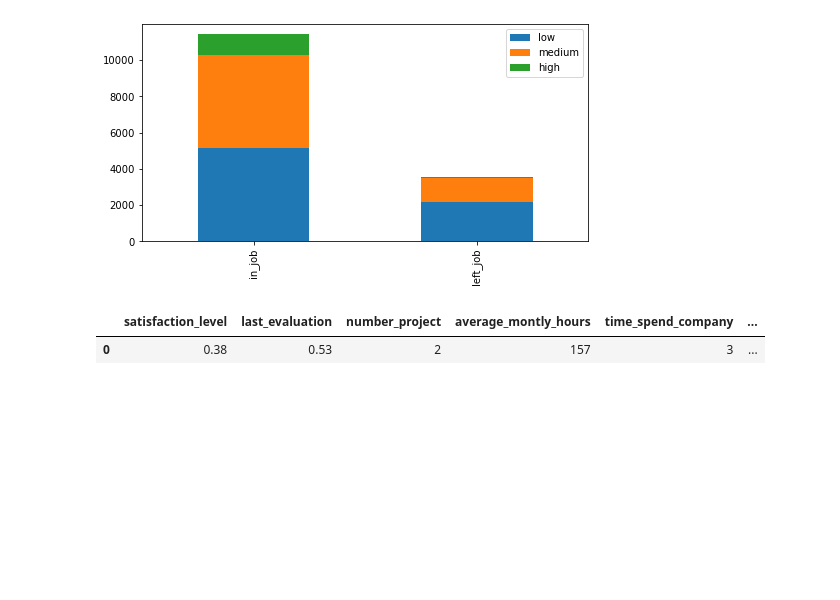
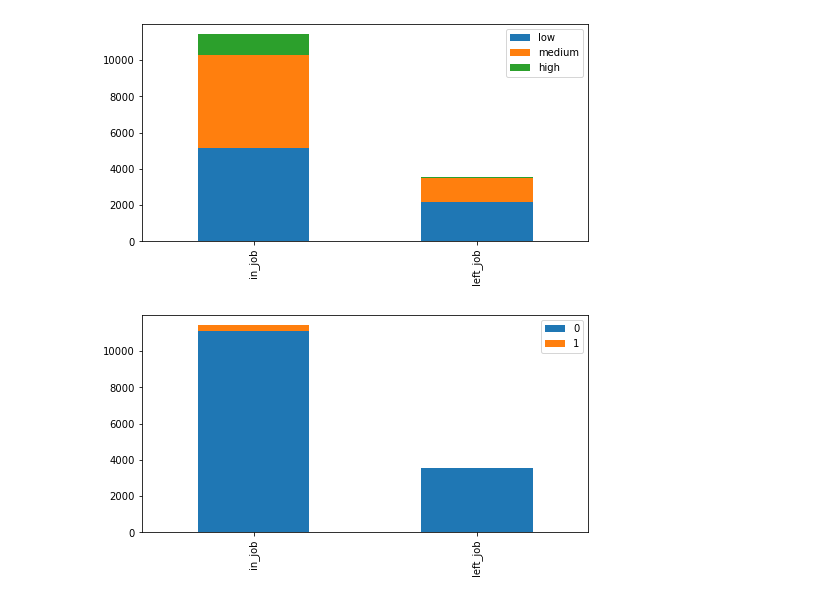
Before and after one commit to 13nithinvk13/emp_att, a Jupyter notebook: Employee_attrition.ipynb, the cells around one changed output. Drawn from its saved outputs; the diff is of its cells as text; code cells hidden in the pictures; blank space fills up the shorter version.

```diff
--- a/Employee_attrition.ipynb
+++ b/Employee_attrition.ipynb
@@ -178,10 +186,7 @@ for f in cat_features:
 # %% [output]
 [figure]
 [figure]
-# %%
-features = ["satisfaction_level","last_evaluation","number_project","average_montly_hours","time_spend_company","Work_accident","promotion_last_5years","sal_class","dept_class"]
-emp_features = full_emp[features]
-emp_features.head(1)
-# %% [output]
-|  | satisfaction_level | last_evaluation | number_project | average_montly_hours | time_spend_company | ... |
-| 0 | 0.38 | 0.53 | 2 | 157 | 3 | ... |
+# %%
+barchart('promotion_last_5years')
+# %% [output]
+[figure, added]
```
Also changed, not shown: parts of 44 cells of this notebook.
